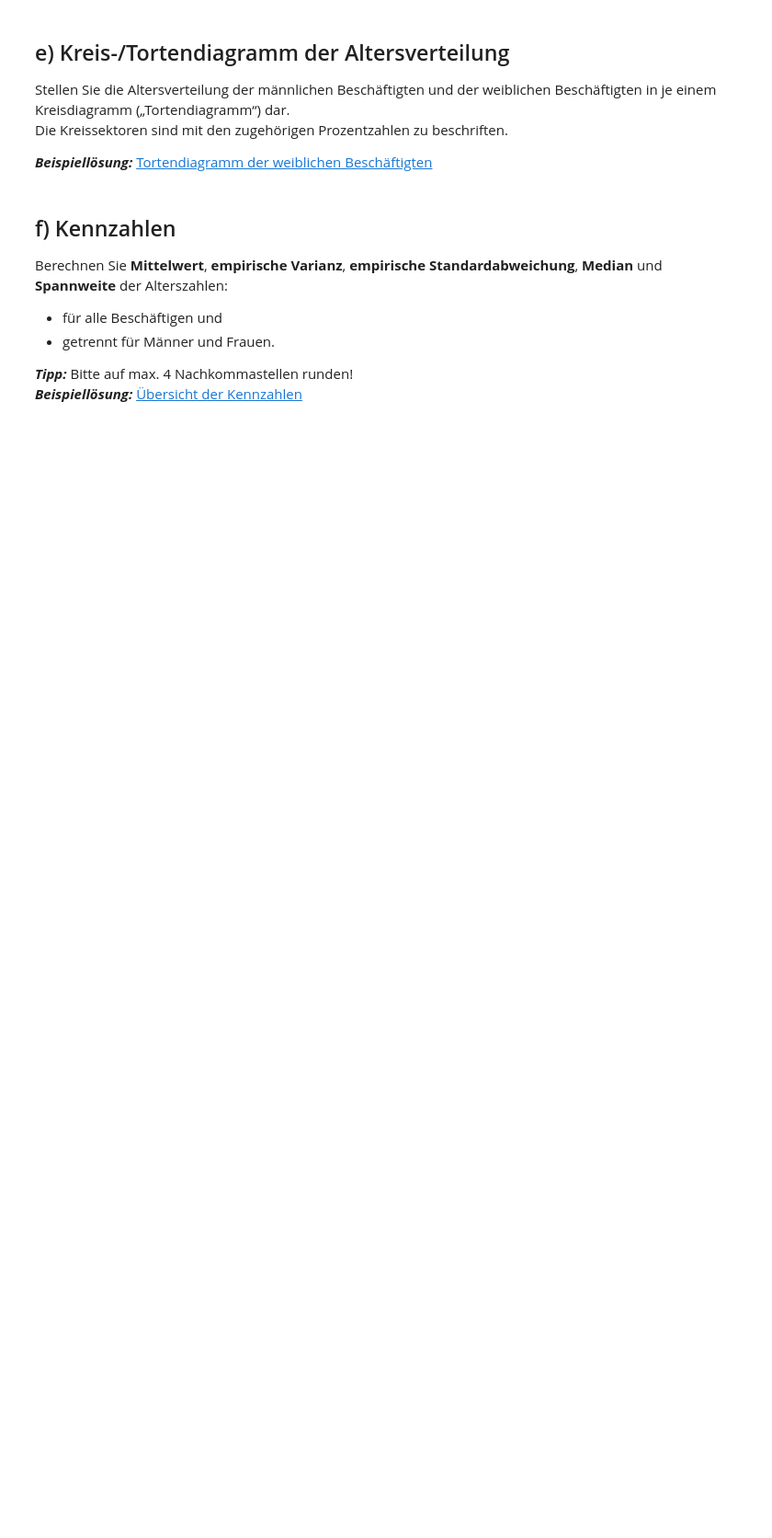
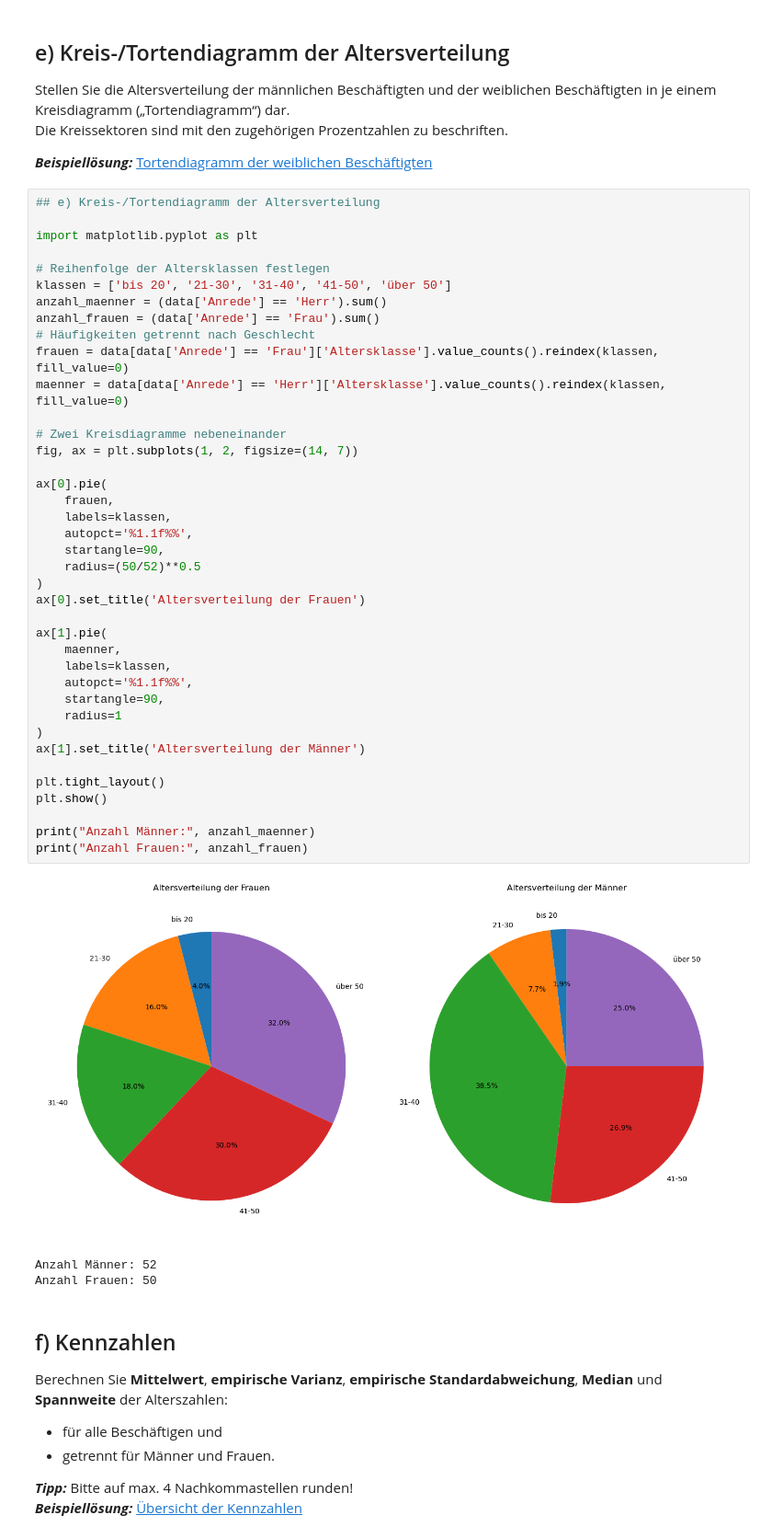
Before and after one commit to Tiltiiin/Statistik_Labor, a Jupyter notebook: Unterlagen Projekt 1-20260324/Aufgaben_Projekt1.ipynb, the cells around one changed output. Shown at 92% size. Drawn from its saved outputs; the diff is of its cells as text; blank space fills up the shorter version.

```diff
--- a/Unterlagen Projekt 1-20260324/Aufgaben_Projekt1.ipynb
+++ b/Unterlagen Projekt 1-20260324/Aufgaben_Projekt1.ipynb
@@ -53,6 +209,49 @@ Die Kreissektoren sind mit den zugehörigen Prozentzahlen zu beschriften.
 
 ***Beispiellösung:***
 [Tortendiagramm der weiblichen Beschäftigten](https://drive.google.com/uc?id=17Z5Z8OgKw3DE4U_vD3axd7vhkkkD-N9m)
+# %%
+## e) Kreis-/Tortendiagramm der Altersverteilung
+
+import matplotlib.pyplot as plt
+
+# Reihenfolge der Altersklassen festlegen
+klassen = ['bis 20', '21-30', '31-40', '41-50', 'über 50']
+anzahl_maenner = (data['Anrede'] == 'Herr').sum()
+anzahl_frauen = (data['Anrede'] == 'Frau').sum()
+# Häufigkeiten getrennt nach Geschlecht
+frauen = data[data['Anrede'] == 'Frau']['Altersklasse'].value_counts().reindex(klassen, fill_value=0)
+maenner = data[data['Anrede'] == 'Herr']['Altersklasse'].value_counts().reindex(klassen, fill_value=0)
+
+# Zwei Kreisdiagramme nebeneinander
+fig, ax = plt.subplots(1, 2, figsize=(14, 7))
+
+ax[0].pie(
+    frauen,
+    labels=klassen,
+    autopct='%1.1f%%',
+    startangle=90,
+    radius=(50/52)**0.5
+)
+ax[0].set_title('Altersverteilung der Frauen')
+
+ax[1].pie(
+    maenner,
+    labels=klassen,
+    autopct='%1.1f%%',
+    startangle=90,
+    radius=1
+)
+ax[1].set_title('Altersverteilung der Männer')
+
+plt.tight_layout()
+plt.show()
+
+print("Anzahl Männer:", anzahl_maenner)
+print("Anzahl Frauen:", anzahl_frauen)
+# %% [output]
+[figure, added]
+Anzahl Männer: 52
+Anzahl Frauen: 50
 # %% [markdown]
 ## f) Kennzahlen
 Berechnen Sie **Mittelwert**, **empirische Varianz**, **empirische Standardabweichung**, **Median** und **Spannweite** der Alterszahlen:
```
Also changed, not shown: parts of 5 cells of this notebook, 2 other files.
